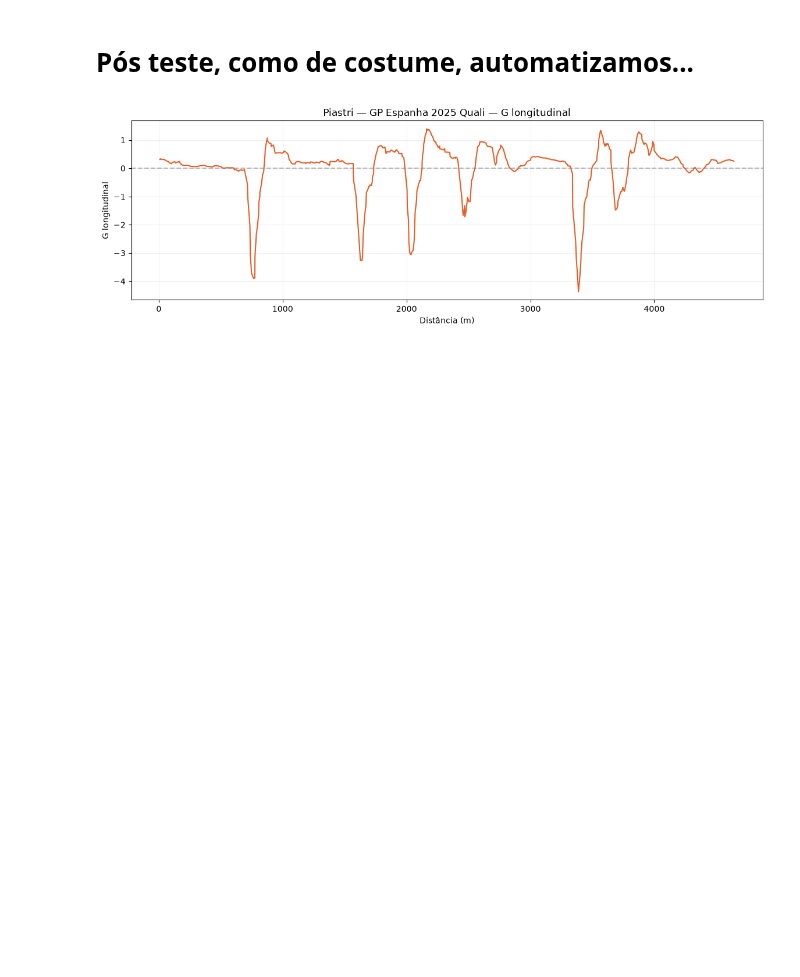
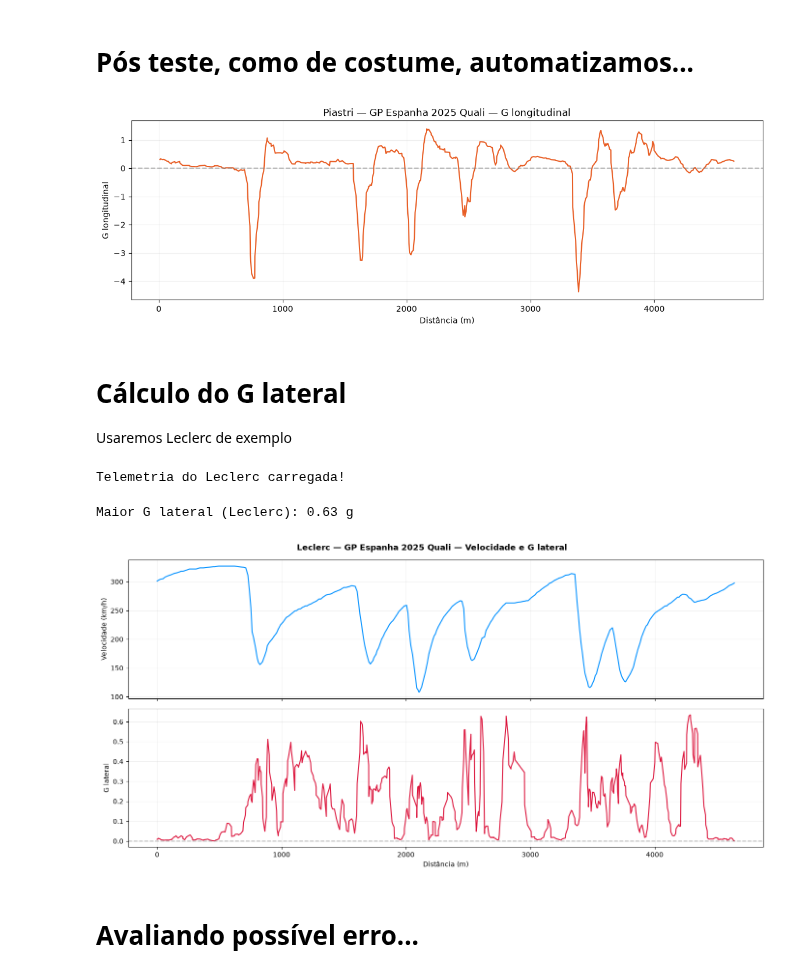
Before and after one commit to Mazzoni-mat-ap/telemetria-f1, a Jupyter notebook: MODULO2.ipynb, the cells around one changed output. Drawn from its saved outputs; the diff is of its cells as text; code cells hidden in the pictures; blank space fills up the shorter version.

Commit message:
Adiciona cálculo de G longitudinal e lateral com documentação de limitações

```diff
--- a/MODULO2.ipynb
+++ b/MODULO2.ipynb
@@ -181,3 +184,6 @@ plt.grid(alpha=0.2)
 plt.show()
 # %% [output]
 [figure]
+# %% [markdown]
+# Cálculo do G lateral
+Usaremos Leclerc de exemplo
@@ -183,0 +222,33 @@ plt.show()
+# %%
+leclerc = session.laps.pick_driver('LEC').pick_fastest()
+tel_lec = leclerc.get_telemetry().add_distance()
+
+print("Telemetria do Leclerc carregada!")
+# %% [output]
+Telemetria do Leclerc carregada!
+# %%
+dist_lec, g_bruto_lec, g_suave_lec = calcular_g_lateral(tel_lec)
+
+print(f"Maior G lateral (Leclerc): {np.abs(g_suave_lec).max():.2f} g")
+# %% [output]
+Maior G lateral (Leclerc): 0.63 g
+# %%
+fig, axes = plt.subplots(2, 1, figsize=(14, 7), sharex=True)
+
+axes[0].plot(tel_lec['Distance'], tel_lec['Speed'], color='#0090FF')
+axes[0].set_ylabel('Velocidade (km/h)')
+axes[0].grid(alpha=0.2)
+
+axes[1].plot(dist_lec, g_suave_lec, color='#DC143C')
+axes[1].axhline(0, color='gray', linestyle='--', alpha=0.5)
+axes[1].set_ylabel('G lateral')
+axes[1].set_xlabel('Distância (m)')
+axes[1].grid(alpha=0.2)
+
+fig.suptitle('Leclerc — GP Espanha 2025 Quali — Velocidade e G lateral', fontweight='bold')
+plt.tight_layout()
+plt.show()
+# %% [output]
+[figure, added]
+# %% [markdown]
+# Avaliando possível erro...
```
Also changed, not shown: parts of 15 cells of this notebook, 1 other file.
